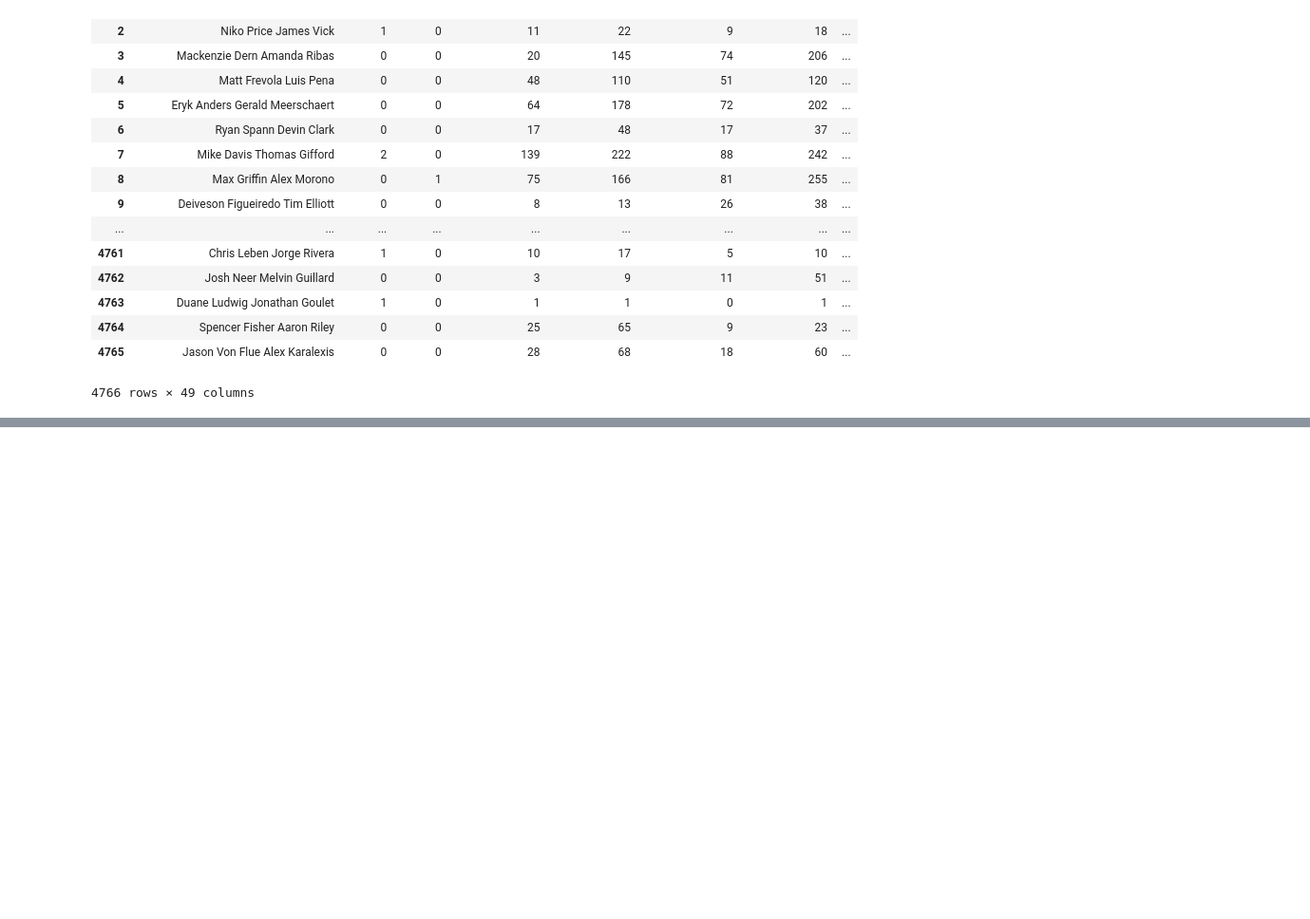
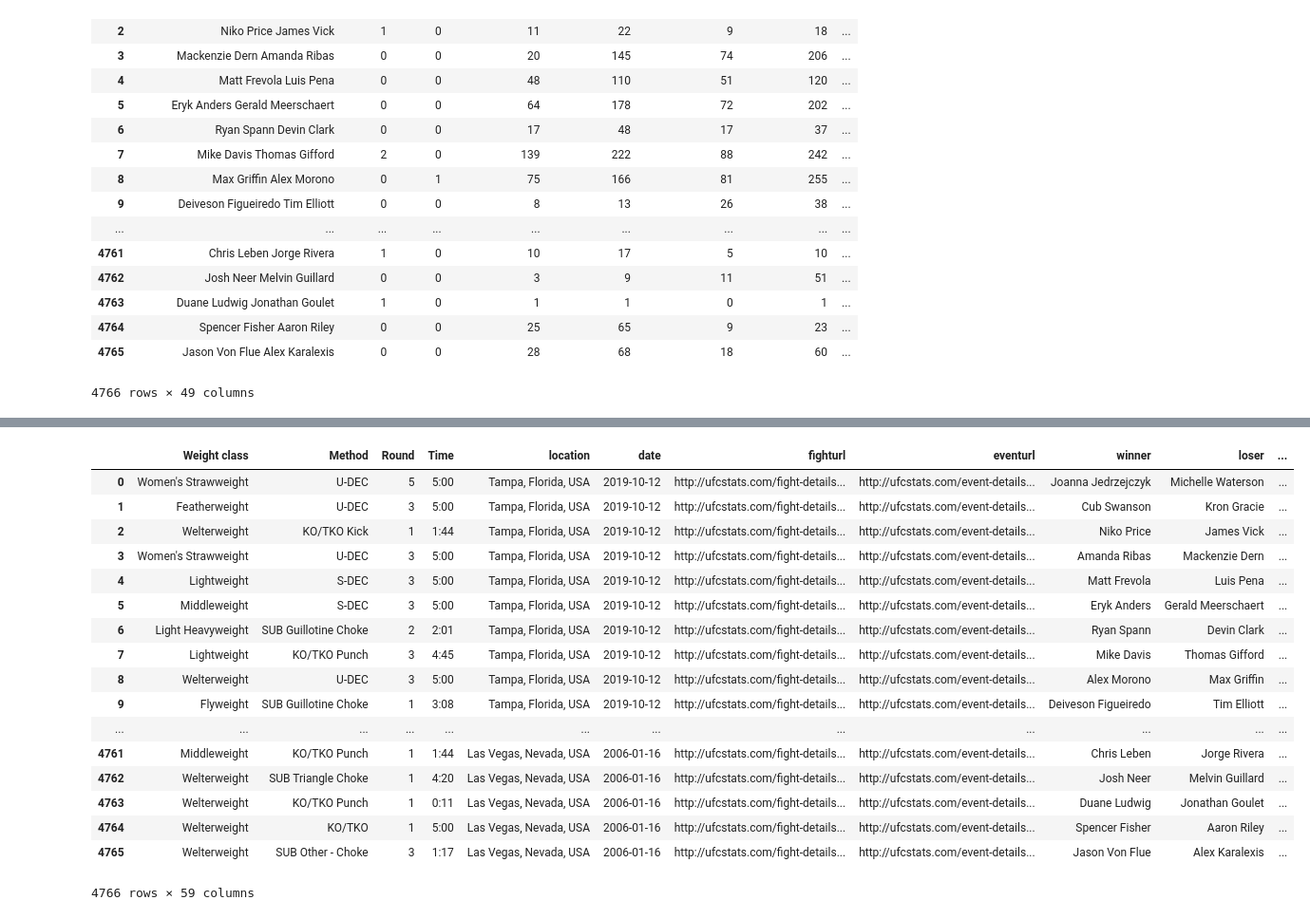
Before and after one commit to hmnathel/UFC_predict, a Jupyter notebook: putting_together.ipynb, the cells around one changed output, grey strips where cells are left out. Shown at 95% size. Cells and saved outputs as stored; diff of their text form; code cells hidden in the pictures; blank space fills up the shorter version.

```diff
--- a/putting_together.ipynb
+++ b/putting_together.ipynb
@@ -699,0 +836,5 @@ fights.to_csv('fin_fightstats.csv')
+# %%
+seconds = []
+for i in secs:
+    seconds.append(i/60)
+seconds
@@ -699,0 +859,5 @@ fights.to_csv('fin_fightstats.csv')
+# %%
+minutes = []
+for i,e in zip(mins,seconds):
+    minutes.append(i+e)
+minutes
@@ -699,0 +882,5 @@ fights.to_csv('fin_fightstats.csv')
+# %%
+roundmins = []
+for i in range(len(fight_stats_infos)):
+    roundmins.append(float(fight_stats_infos['Round'][i] - 1))
+roundmins
@@ -699,0 +905,5 @@ fights.to_csv('fin_fightstats.csv')
+# %%
+tot_minutes = []
+for i,e in zip(minutes,roundmins):
+    tot_minutes.append(i+e)
+tot_minutes
@@ -699,0 +928,22 @@ fights.to_csv('fin_fightstats.csv')
+# %%
+fight_stats_infos['tot_mins'] = tot_minutes
+fight_stats_infos
+# %% [output]
+|  | Weight class | Method | Round | Time | location | date | fighturl | eventurl | winner | loser | ... |
+| 0 | Women's Strawweight | U-DEC | 5 | 5:00 | Tampa, Florida, USA | 2019-10-12 | http://ufcstats.com/fight-details... | http://ufcstats.com/event-details... | Joanna Jedrzejczyk | Michelle Waterson | ... |
+| 1 | Featherweight | U-DEC | 3 | 5:00 | Tampa, Florida, USA | 2019-10-12 | http://ufcstats.com/fight-details... | http://ufcstats.com/event-details... | Cub Swanson | Kron Gracie | ... |
+| 2 | Welterweight | KO/TKO Kick | 1 | 1:44 | Tampa, Florida, USA | 2019-10-12 | http://ufcstats.com/fight-details... | http://ufcstats.com/event-details... | Niko Price | James Vick | ... |
+| 3 | Women's Strawweight | U-DEC | 3 | 5:00 | Tampa, Florida, USA | 2019-10-12 | http://ufcstats.com/fight-details... | http://ufcstats.com/event-details... | Amanda Ribas | Mackenzie Dern | ... |
+| 4 | Lightweight | S-DEC | 3 | 5:00 | Tampa, Florida, USA | 2019-10-12 | http://ufcstats.com/fight-details... | http://ufcstats.com/event-details... | Matt Frevola | Luis Pena | ... |
+| 5 | Middleweight | S-DEC | 3 | 5:00 | Tampa, Florida, USA | 2019-10-12 | http://ufcstats.com/fight-details... | http://ufcstats.com/event-details... | Eryk Anders | Gerald Meerschaert | ... |
+| 6 | Light Heavyweight | SUB Guillotine Choke | 2 | 2:01 | Tampa, Florida, USA | 2019-10-12 | http://ufcstats.com/fight-details... | http://ufcstats.com/event-details... | Ryan Spann | Devin Clark | ... |
+| 7 | Lightweight | KO/TKO Punch | 3 | 4:45 | Tampa, Florida, USA | 2019-10-12 | http://ufcstats.com/fight-details... | http://ufcstats.com/event-details... | Mike Davis | Thomas Gifford | ... |
+| 8 | Welterweight | U-DEC | 3 | 5:00 | Tampa, Florida, USA | 2019-10-12 | http://ufcstats.com/fight-details... | http://ufcstats.com/event-details... | Alex Morono | Max Griffin | ... |
+| 9 | Flyweight | SUB Guillotine Choke | 1 | 3:08 | Tampa, Florida, USA | 2019-10-12 | http://ufcstats.com/fight-details... | http://ufcstats.com/event-details... | Deiveson Figueiredo | Tim Elliott | ... |
+| ... | ... | ... | ... | ... | ... | ... | ... | ... | ... | ... | ... |
+| 4761 | Middleweight | KO/TKO Punch | 1 | 1:44 | Las Vegas, Nevada, USA | 2006-01-16 | http://ufcstats.com/fight-details... | http://ufcstats.com/event-details... | Chris Leben | Jorge Rivera | ... |
+| 4762 | Welterweight | SUB Triangle Choke | 1 | 4:20 | Las Vegas, Nevada, USA | 2006-01-16 | http://ufcstats.com/fight-details... | http://ufcstats.com/event-details... | Josh Neer | Melvin Guillard | ... |
+| 4763 | Welterweight | KO/TKO Punch | 1 | 0:11 | Las Vegas, Nevada, USA | 2006-01-16 | http://ufcstats.com/fight-details... | http://ufcstats.com/event-details... | Duane Ludwig | Jonathan Goulet | ... |
+| 4764 | Welterweight | KO/TKO | 1 | 5:00 | Las Vegas, Nevada, USA | 2006-01-16 | http://ufcstats.com/fight-details... | http://ufcstats.com/event-details... | Spencer Fisher | Aaron Riley | ... |
+| 4765 | Welterweight | SUB Other - Choke | 3 | 1:17 | Las Vegas, Nevada, USA | 2006-01-16 | http://ufcstats.com/fight-details... | http://ufcstats.com/event-details... | Jason Von Flue | Alex Karalexis | ... |
+4766 rows × 59 columns
```
Also changed, not shown: parts of 12 cells of this notebook, 2 other files.
